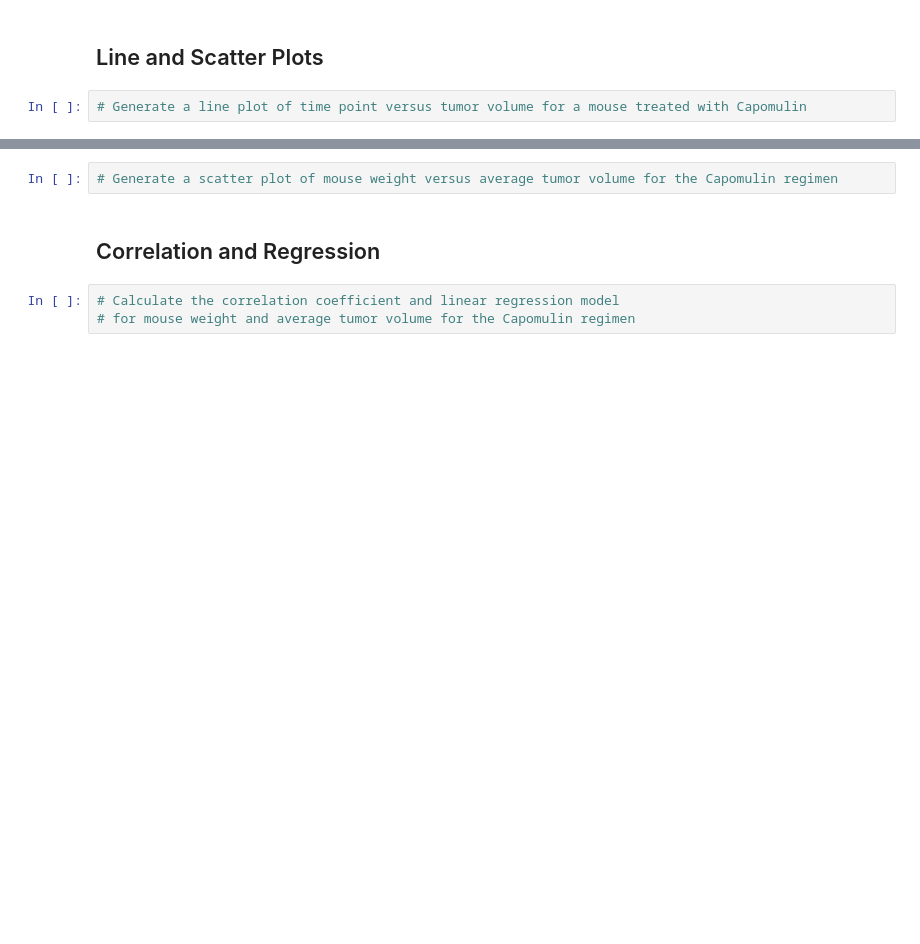
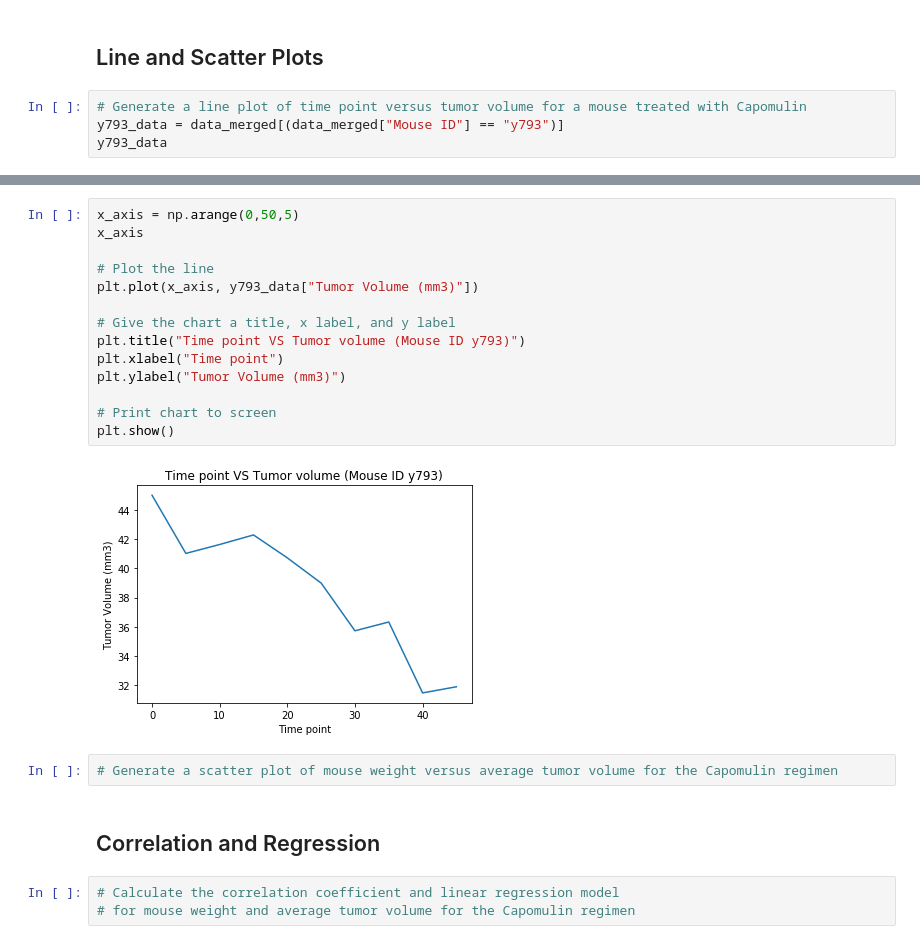
Before and after one commit to mastachi-cin/matplotlib-challenge, a Jupyter notebook: Pymaceuticals/pymaceuticals_starter.ipynb, the cells around one changed output, grey strips where cells are left out. Saved outputs shown, nothing was run; the diff lists cells and outputs as text; blank space fills up the shorter version.

```diff
--- a/Pymaceuticals/pymaceuticals_starter.ipynb
+++ b/Pymaceuticals/pymaceuticals_starter.ipynb
@@ -311,3 +310,5 @@ plt.show()
 ## Line and Scatter Plots
 # %%
 # Generate a line plot of time point versus tumor volume for a mouse treated with Capomulin
+y793_data = data_merged[(data_merged["Mouse ID"] == "y793")]
+y793_data
@@ -314,3 +327,19 @@ plt.show()
+# %%
+x_axis = np.arange(0,50,5)
+x_axis
+
+# Plot the line
+plt.plot(x_axis, y793_data["Tumor Volume (mm3)"])
+
+# Give the chart a title, x label, and y label
+plt.title("Time point VS Tumor volume (Mouse ID y793)")
+plt.xlabel("Time point")
+plt.ylabel("Tumor Volume (mm3)")
+
+# Print chart to screen
+plt.show()
+# %% [output]
+[figure, added]
 # %%
 # Generate a scatter plot of mouse weight versus average tumor volume for the Capomulin regimen
 # %% [markdown]
```
Also changed, not shown: parts of 9 cells of this notebook, 2 other files.
